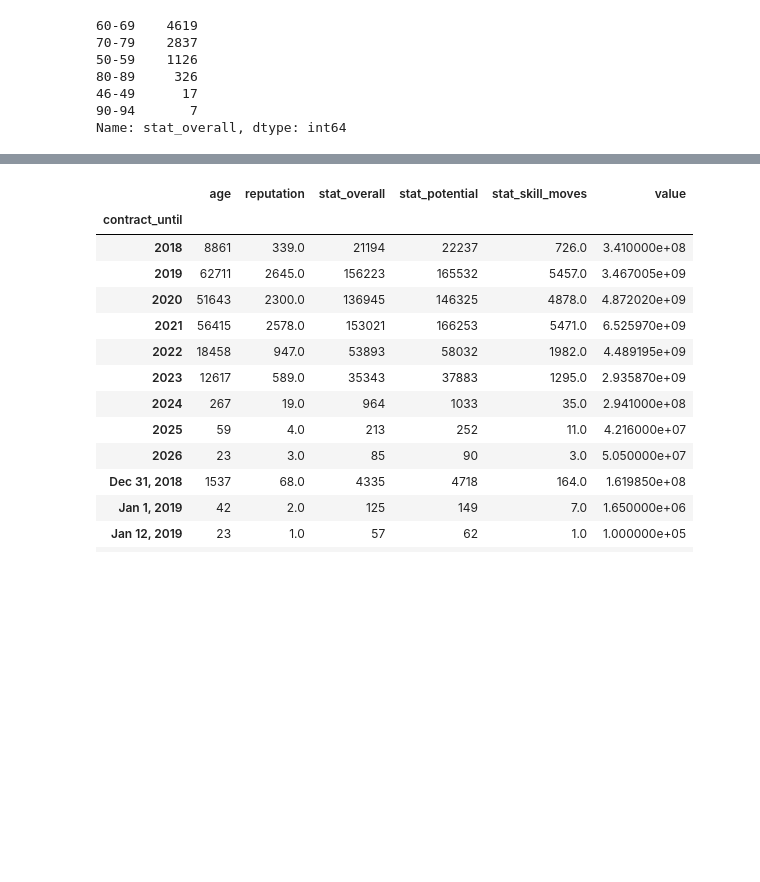
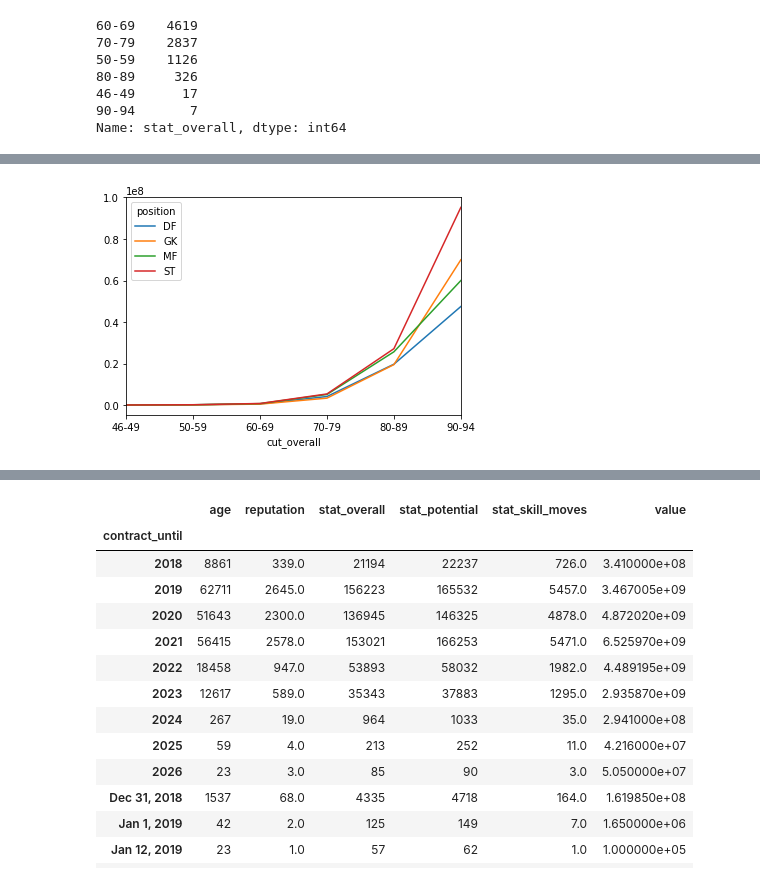
Before and after one commit to JEONSUN/Project-Soccer_player_transfer_Prediction, a Jupyter notebook: preprocessing.ipynb, the cells around one changed output, grey strips where cells are left out. Cells and saved outputs as stored; diff of their text form; code cells hidden in the pictures; blank space fills up the shorter version.

```diff
--- a/preprocessing.ipynb
+++ b/preprocessing.ipynb
@@ -301,0 +313,5 @@ pos_pivot.round(2)
+# %%
+pos_pivot.plot()
+plt.show()
+# %% [output]
+[figure, added]
```
Also changed, not shown: parts of 11 cells of this notebook, 3 other files.
